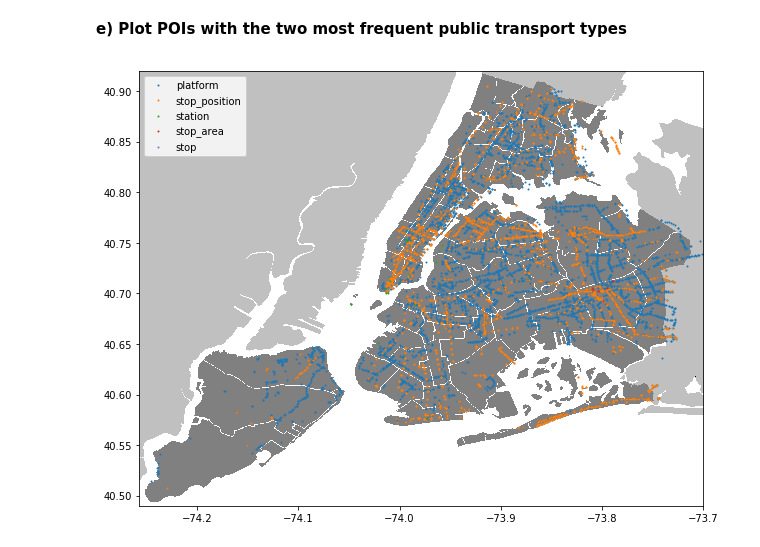
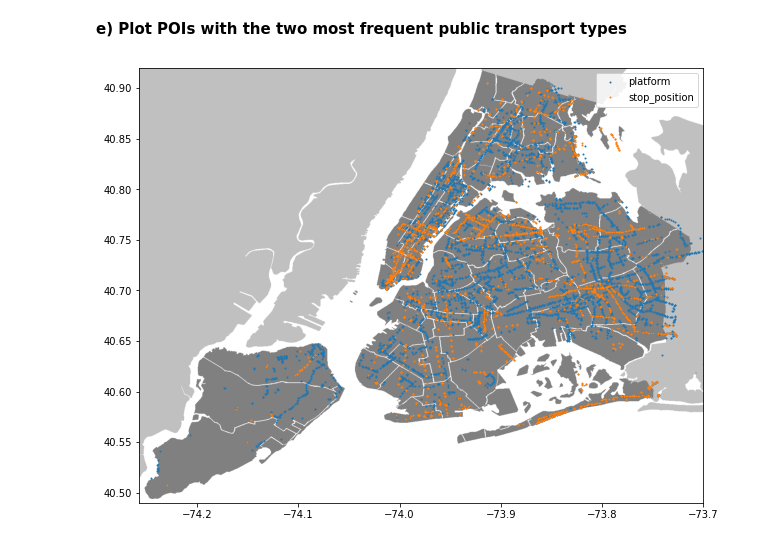
Before and after one commit to dbdmg/data-science-lab, a Jupyter notebook: exercises/4-Pandas Examples-Solution.ipynb, the cells around one changed output. Drawn from its saved outputs; the diff is of its cells as text; code cells hidden in the pictures.

```diff
--- a/exercises/4-Pandas Examples-Solution.ipynb
+++ b/exercises/4-Pandas Examples-Solution.ipynb
@@ -152,7 +146,7 @@ plot_map(all_pois_df)
 - Plot the result on a map
 # %%
 # Read "./data/ny_municipality_pois_id.csv"
-ny_pois_ids = np.loadtxt("ny_municipality_pois_id.csv")
+ny_pois_ids = pd.read_csv("ny_municipality_pois_id.csv", header=None)[0]
 # %%
 pois_df = all_pois_df.loc[ny_pois_ids]
 # %%
@@ -177,15 +171,15 @@ Name: public_transport, dtype: int64
 # %%
 ## Plot POIs on the map
 fig, ax = plt.subplots(figsize=(12,8))
 nyc_img = plt.imread('./New_York_City_Map.PNG')
 ax.imshow(nyc_img, zorder=0, extent=[-74.258, -73.7, 40.49,40.92])
 
-top_freq_names = top_freq.index
+top_freq_names = top_freq.index[:2]
 for t in top_freq_names:
     t_df = pois_df[pois_df['public_transport']==t]
     ax.scatter(t_df['@lon'], t_df['@lat'], label=t, s=1)
 
 plt.legend()
 plt.show()
 # %% [output]
-[figure, old version]
+[figure, new version]
```
Also changed, not shown: parts of 3 cells of this notebook, 1 other file.
